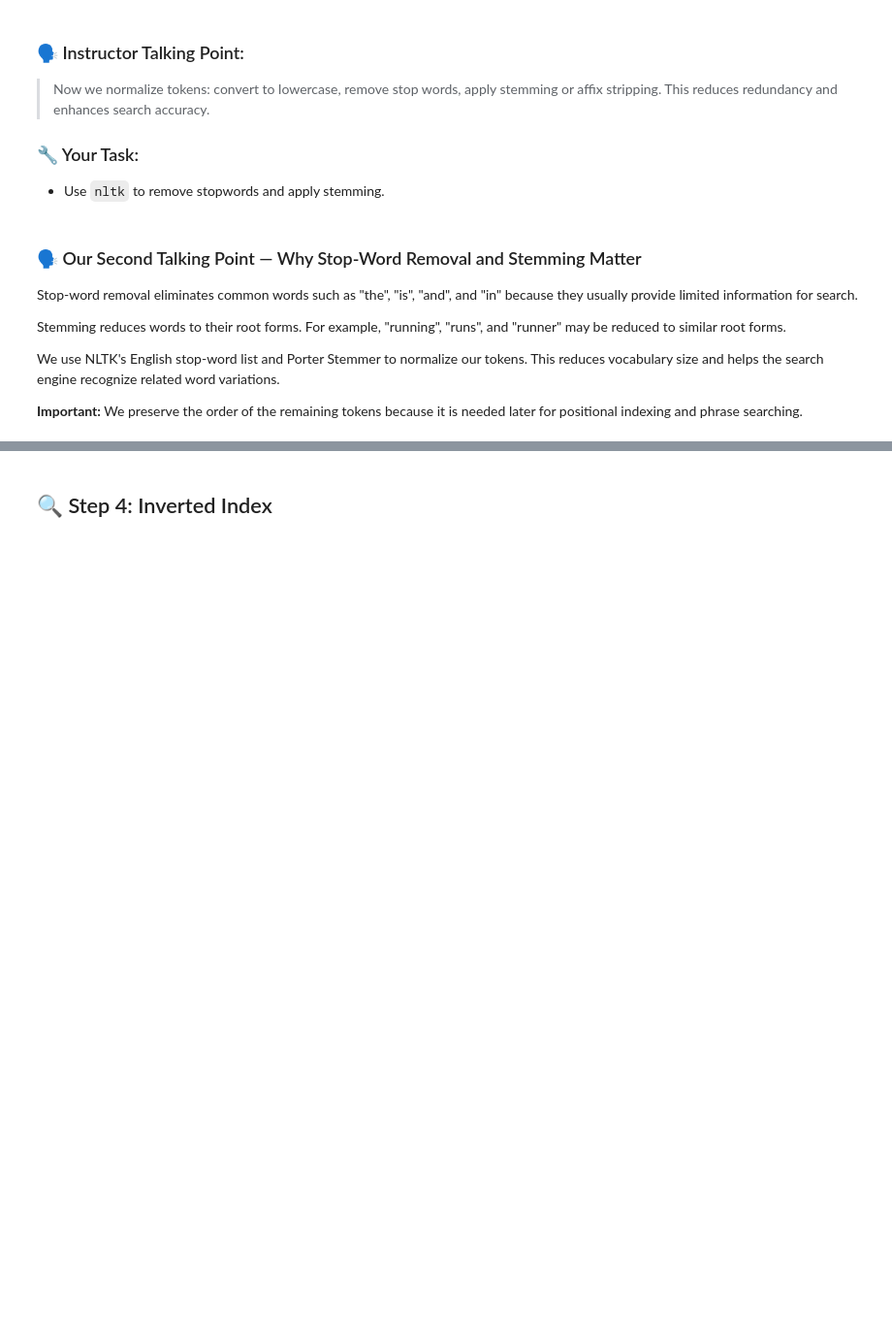
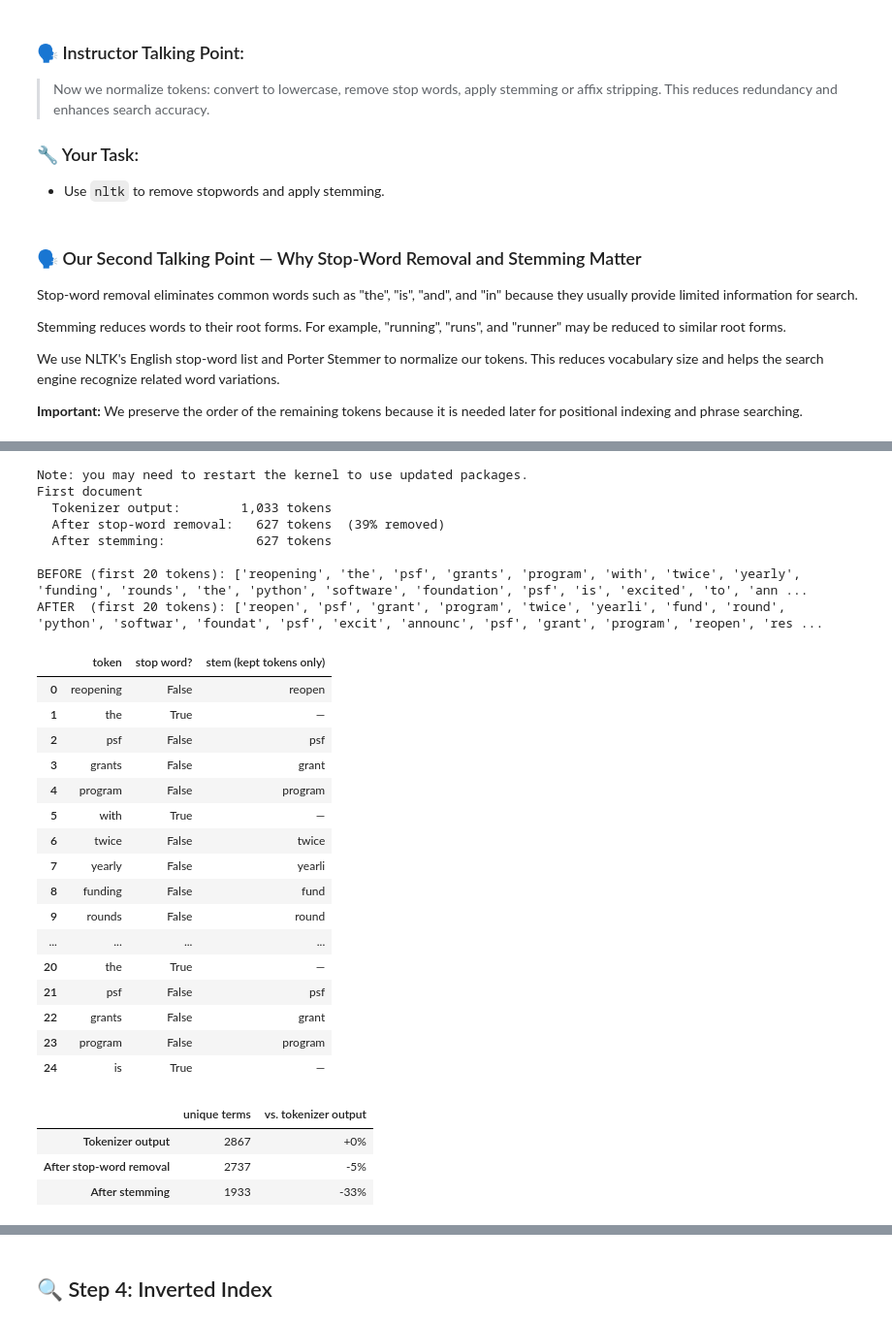
Before and after one commit to AryaPatel-27/IR-invertedmatrix-workshop, a Jupyter notebook: IR_InvertedMatrix_Workshop.ipynb, the cells around one changed output, grey strips where cells are left out. Shown at 97% size. Saved outputs shown, nothing was run; the diff lists cells and outputs as text; code cells hidden in the pictures; blank space fills up the shorter version.

```diff
--- a/IR_InvertedMatrix_Workshop.ipynb
+++ b/IR_InvertedMatrix_Workshop.ipynb
@@ -284,0 +269,62 @@ Stop words removed: 406
+# %%
+import pandas as pd
+
+tokens = tokenize(documents[0])               # BEFORE: tokenizer output
+no_stop = remove_stop_words(tokens)           # after stage 1
+norm_tokens = normalize_tokens(tokens)        # after stage 2 = final tokens
+
+assert len(norm_tokens) == len(no_stop)       # stemming changes words, never how many there are
+
+print("First document")
+print(f"  Tokenizer output:        {len(tokens):>5,} tokens")
+print(f"  After stop-word removal: {len(no_stop):>5,} tokens  ({1 - len(no_stop) / len(tokens):.0%} removed)")
+print(f"  After stemming:          {len(norm_tokens):>5,} tokens")
+
+print("\nBEFORE (first 20 tokens):", tokens[:20])
+print("AFTER  (first 20 tokens):", norm_tokens[:20])
+
+# Token-by-token view of the first 25 tokens
+walk = pd.DataFrame({"token": tokens[:25]})
+walk["stop word?"] = walk["token"].isin(stop_words)
+walk["stem (kept tokens only)"] = [("—" if t in stop_words else stem(t)) for t in walk["token"]]
+display(walk)
+
+# The same three stages across the WHOLE collection: how many different terms are left?
+all_tokens = [t for text in documents for t in tokenize(text)]
+vocab_tokens = set(all_tokens)
+vocab_no_stop = set(remove_stop_words(vocab_tokens))
+vocab_stems = set(stem_tokens(vocab_no_stop))
+sizes = pd.DataFrame({"unique terms": [len(vocab_tokens), len(vocab_no_stop), len(vocab_stems)]},
+                     index=["Tokenizer output", "After stop-word removal", "After stemming"])
+sizes["vs. tokenizer output"] = (sizes["unique terms"] / len(vocab_tokens) - 1).map("{:+.0%}".format)
+display(sizes)
+# %% [output]
+Note: you may need to restart the kernel to use updated packages.
+First document
+  Tokenizer output:        1,033 tokens
+  After stop-word removal:   627 tokens  (39% removed)
+  After stemming:            627 tokens
+
+BEFORE (first 20 tokens): ['reopening', 'the', 'psf', 'grants', 'program', 'with', 'twice', 'yearly', 'funding', 'rounds', 'the', 'python', 'software', 'foundation', 'psf', 'is', 'excited', 'to', 'ann ...
+AFTER  (first 20 tokens): ['reopen', 'psf', 'grant', 'program', 'twice', 'yearli', 'fund', 'round', 'python', 'softwar', 'foundat', 'psf', 'excit', 'announc', 'psf', 'grant', 'program', 'reopen', 'res ...
+|  | token | stop word? | stem (kept tokens only) |
+| 0 | reopening | False | reopen |
+| 1 | the | True | — |
+| 2 | psf | False | psf |
+| 3 | grants | False | grant |
+| 4 | program | False | program |
+| 5 | with | True | — |
+| 6 | twice | False | twice |
+| 7 | yearly | False | yearli |
+| 8 | funding | False | fund |
+| 9 | rounds | False | round |
+| ... | ... | ... | ... |
+| 20 | the | True | — |
+| 21 | psf | False | psf |
+| 22 | grants | False | grant |
+| 23 | program | False | program |
+| 24 | is | True | — |
+|  | unique terms | vs. tokenizer output |
+| Tokenizer output | 2867 | +0% |
+| After stop-word removal | 2737 | -5% |
+| After stemming | 1933 | -33% |
```
Also changed, not shown: parts of 6 cells of this notebook, 1 other file.
